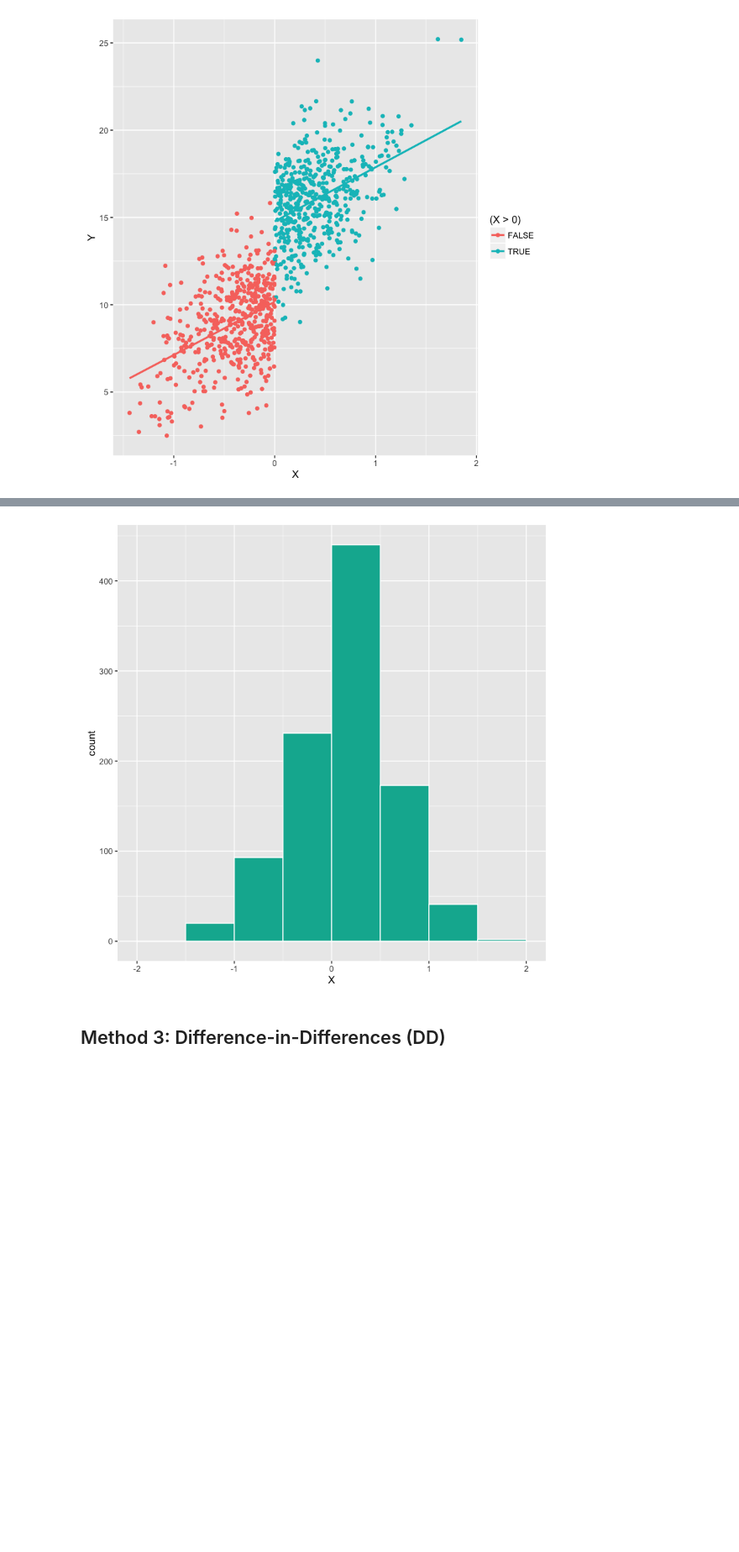
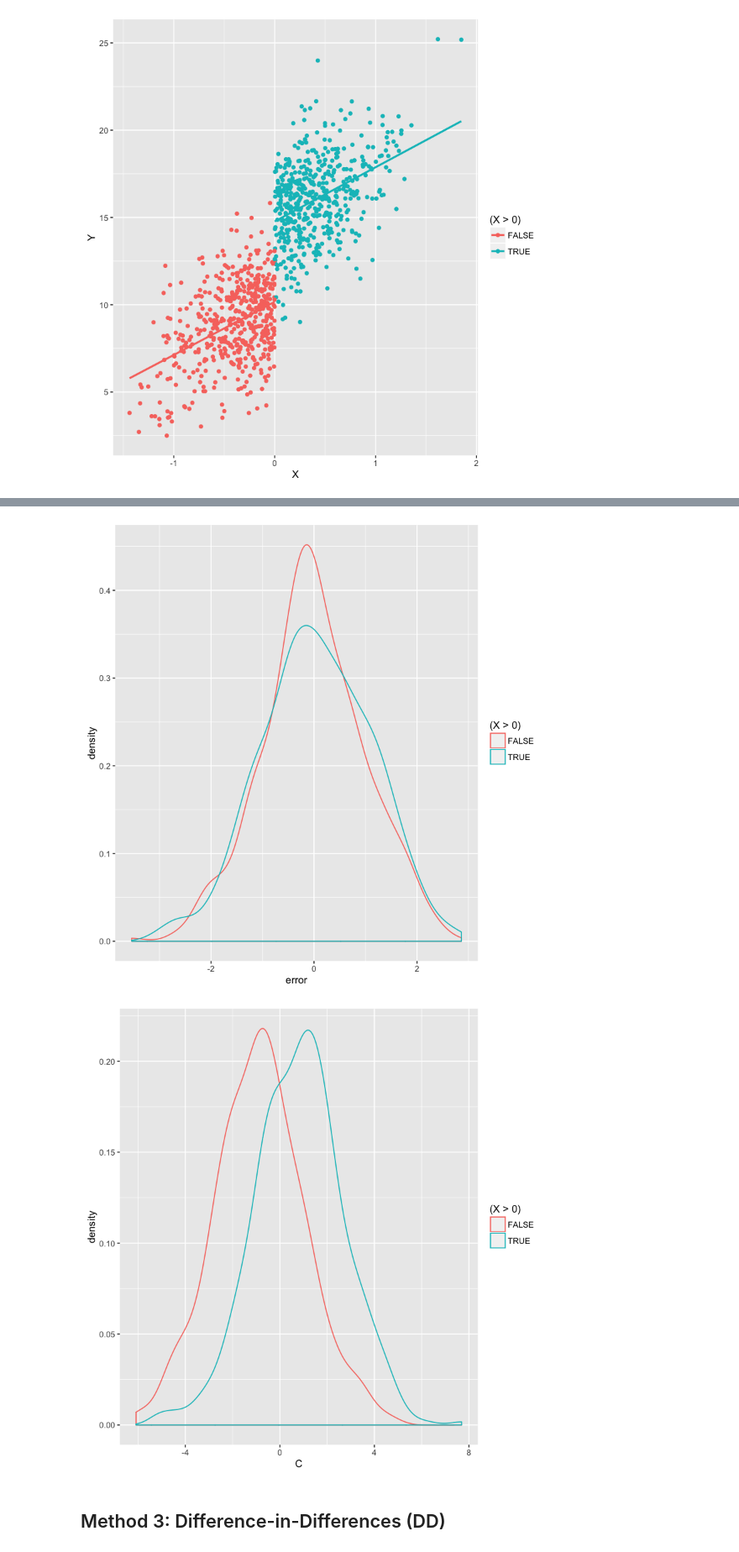
Before and after one commit to TeconomicsBlog/notebooks, a Jupyter notebook: CausalInference.ipynb, the cells around one changed output, grey strips where cells are left out. Shown at 84% size. Drawn from its saved outputs; the diff is of its cells as text; code cells hidden in the pictures; blank space fills up the shorter version.

```diff
--- a/CausalInference.ipynb
+++ b/CausalInference.ipynb
@@ -125,12 +133,16 @@ df %>%
-# %%
-# bunching
-df %>%
-    mutate(rand = runif(n()),
-           X = ifelse(rand < 0.33 & X < 0, -X, X)) %>%
-    ggplot(aes(x = X)) +
-        geom_histogram(breaks = seq(-2, 2, 0.5), colour="white", fill = "#00B39F")
-# %% [output]
-[figure, removed]
+# %%
+#
+df %>%
+    ggplot(aes(x = error, color = (X > 0))) +
+        geom_density()
+
+#
+df %>%
+    ggplot(aes(x = C, color = (X > 0))) +
+        geom_density()
+# %% [output]
+[figure, added]
+[figure, added]
 # %% [markdown]
 ## Method 3: Difference-in-Differences (DD)
 # %%
```
Also changed, not shown: parts of 1 cell of this notebook.
